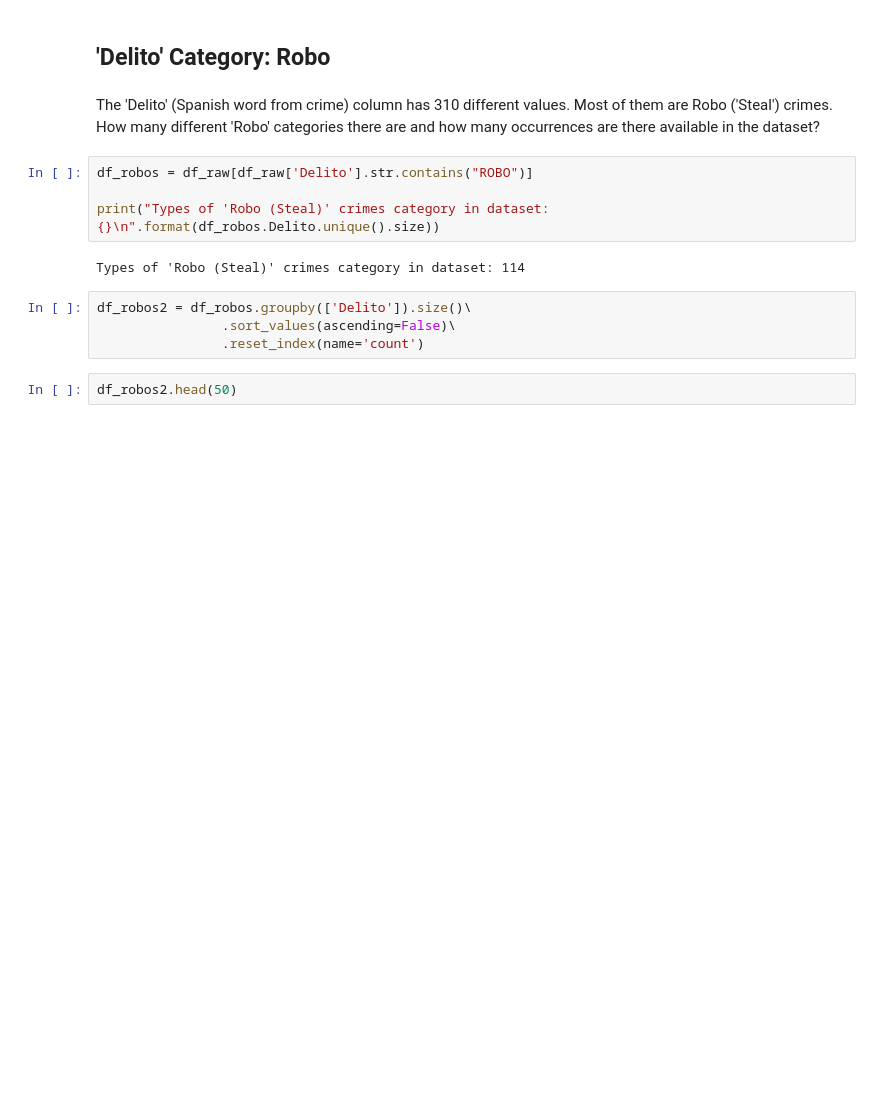
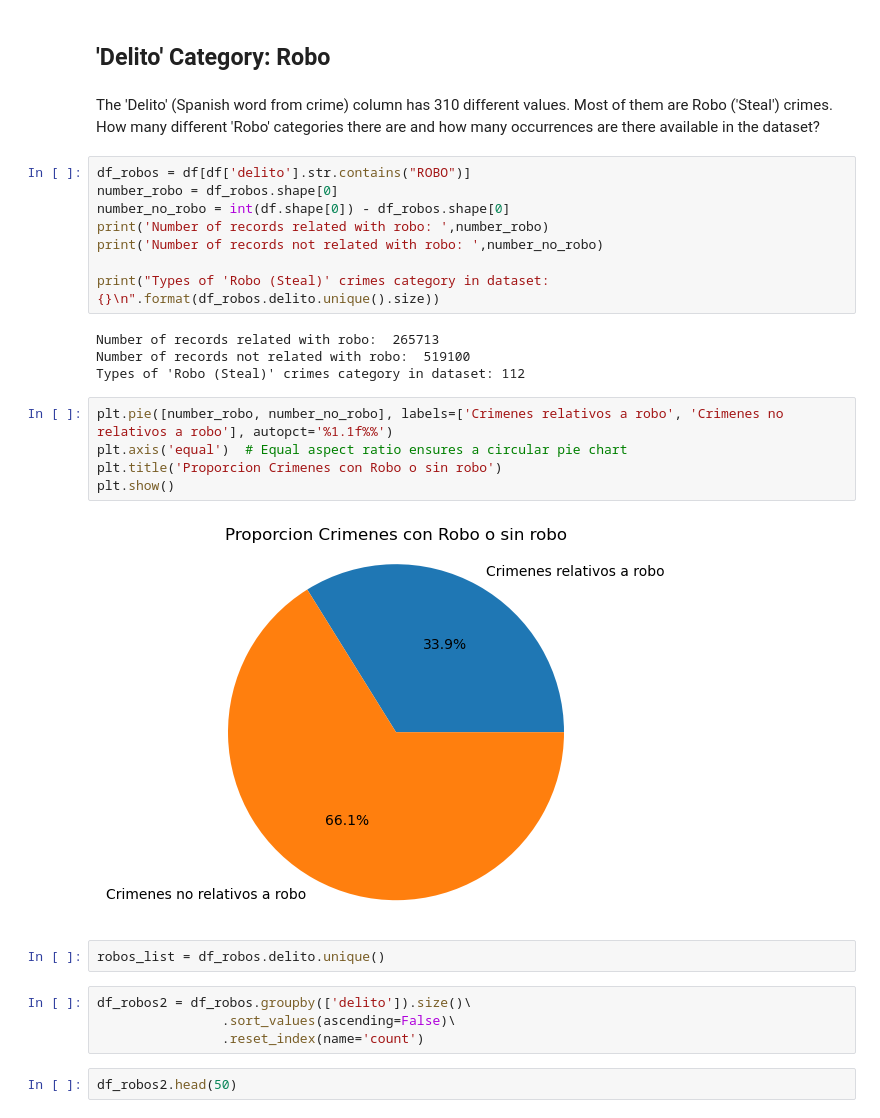
Before and after one commit to marcocasillas91/sdc-security, a Jupyter notebook: notebooks/first_eda.ipynb, the cells around one changed output. Saved outputs shown, nothing was run; the diff lists cells and outputs as text; blank space fills up the shorter version.

```diff
--- a/notebooks/first_eda.ipynb
+++ b/notebooks/first_eda.ipynb
@@ -83,13 +99,28 @@ Different 'Delito' column values: ['FRAUDE'
 # %% [markdown]
 The 'Delito' (Spanish word from crime) column has 310 different values. Most of them are Robo ('Steal') crimes. How many different 'Robo' categories there are and how many occurrences are there available in the dataset?
 # %%
-df_robos = df_raw[df_raw['Delito'].str.contains("ROBO")]
+df_robos = df[df['delito'].str.contains("ROBO")]
+number_robo = df_robos.shape[0]
+number_no_robo = int(df.shape[0]) - df_robos.shape[0]
+print('Number of records related with robo: ',number_robo)
+print('Number of records not related with robo: ',number_no_robo)
 
-print("Types of 'Robo (Steal)' crimes category in dataset: {}\n".format(df_robos.Delito.unique().size))
+print("Types of 'Robo (Steal)' crimes category in dataset: {}\n".format(df_robos.delito.unique().size))
 # %% [output]
-Types of 'Robo (Steal)' crimes category in dataset: 114
+Number of records related with robo:  265713
+Number of records not related with robo:  519100
+Types of 'Robo (Steal)' crimes category in dataset: 112
+# %%
+plt.pie([number_robo, number_no_robo], labels=['Crimenes relativos a robo', 'Crimenes no relativos a robo'], autopct='%1.1f%%')
+plt.axis('equal')  # Equal aspect ratio ensures a circular pie chart
+plt.title('Proporcion Crimenes con Robo o sin robo')
+plt.show()
+# %% [output]
+[figure, added]
+# %%
+robos_list = df_robos.delito.unique()
 # %%
-df_robos2 = df_robos.groupby(['Delito']).size()\
+df_robos2 = df_robos.groupby(['delito']).size()\
                 .sort_values(ascending=False)\
                 .reset_index(name='count')
 # %%
```
Also changed, not shown: parts of 30 cells of this notebook, 1 other file.
